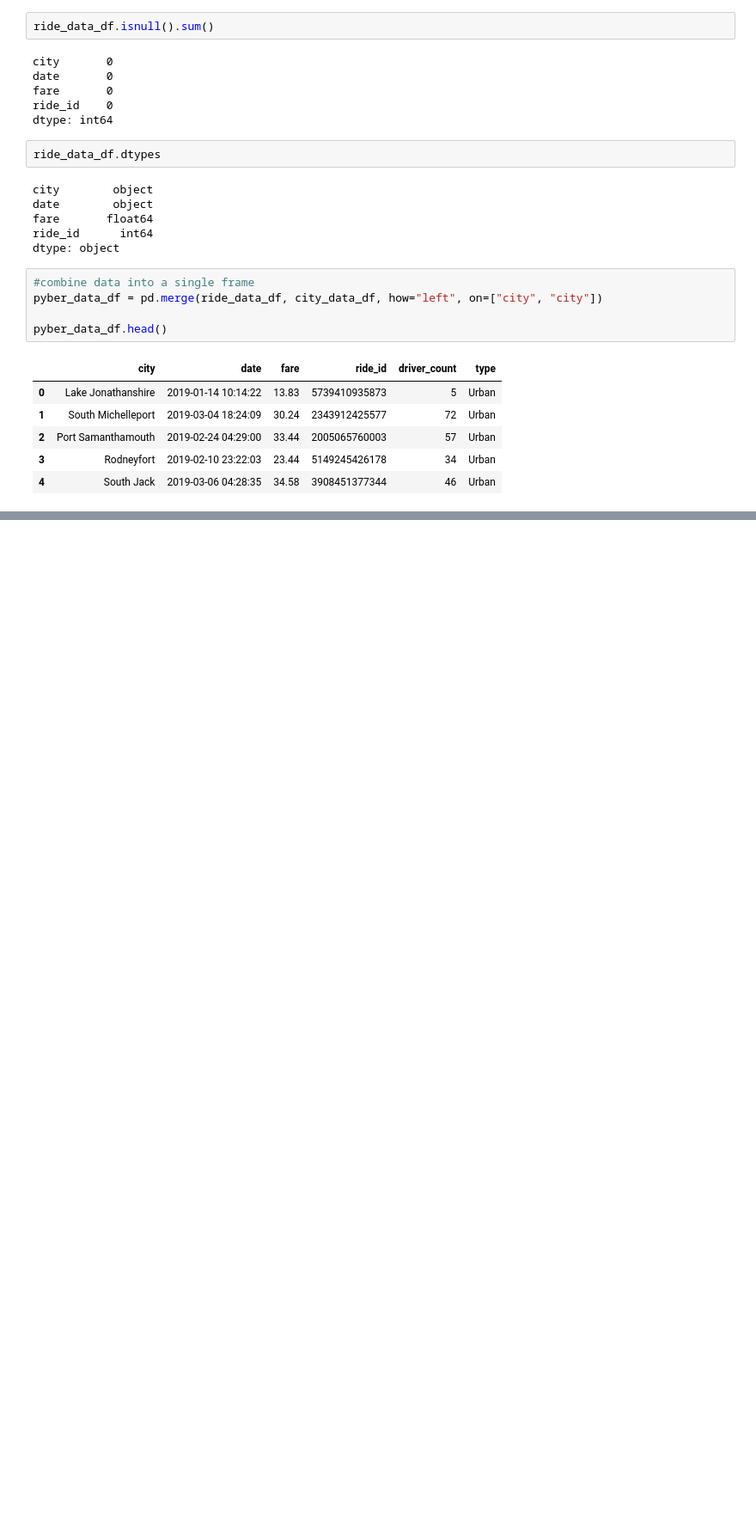
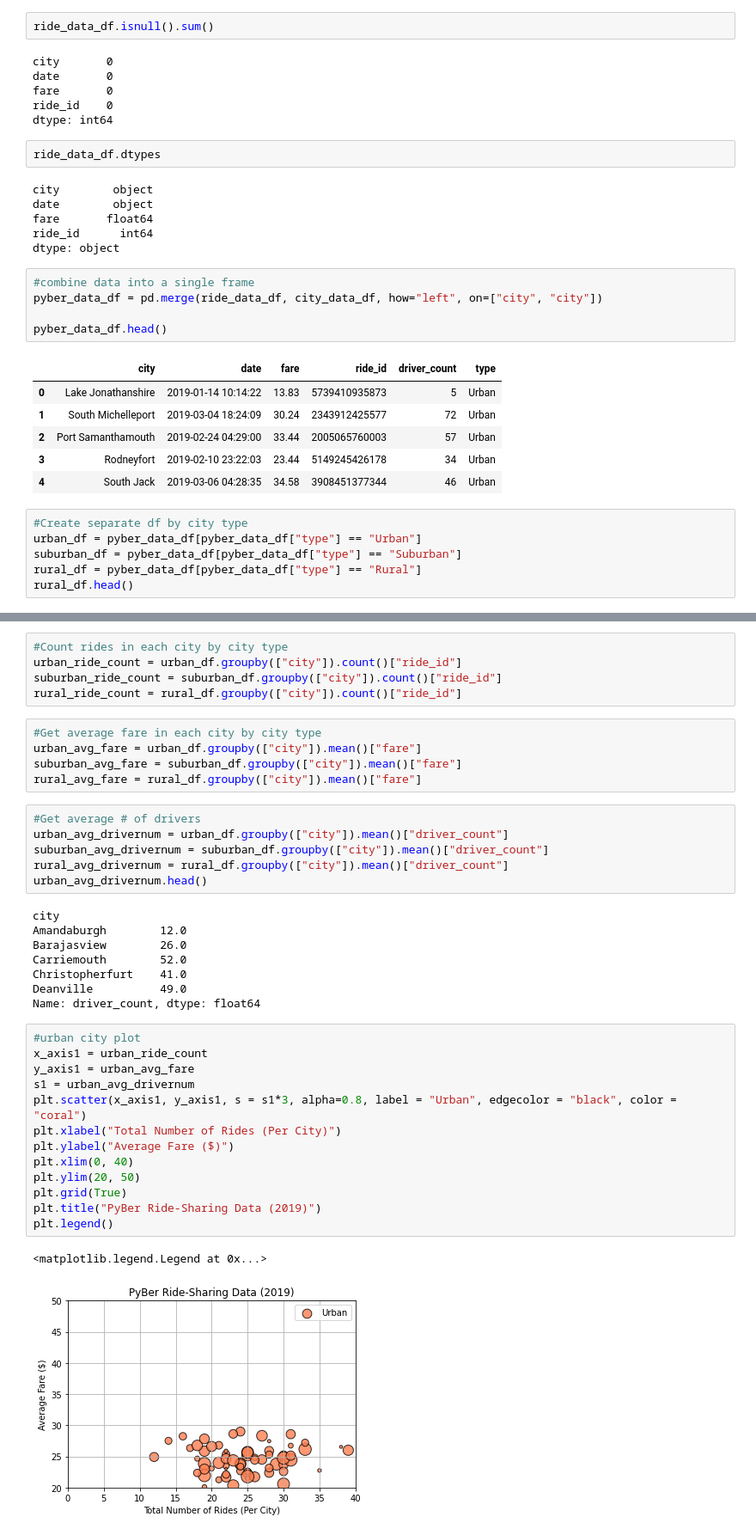
Before and after one commit to Kaedaxe/PyBer_Analysis, a Jupyter notebook: PyBer.ipynb, the cells around one changed output, grey strips where cells are left out. Shown at 86% size. Saved outputs shown, nothing was run; the diff lists cells and outputs as text; blank space fills up the shorter version.

Commit message:
PyBer converged scatter plots

```diff
--- a/PyBer.ipynb
+++ b/PyBer.ipynb
@@ -111,3 +111,9 @@ pyber_data_df.head()
 | 2 | Port Samanthamouth | 2019-02-24 04:29:00 | 33.44 | 2005065760003 | 57 | Urban |
 | 3 | Rodneyfort | 2019-02-10 23:22:03 | 23.44 | 5149245426178 | 34 | Urban |
 | 4 | South Jack | 2019-03-06 04:28:35 | 34.58 | 3908451377344 | 46 | Urban |
+# %%
+#Create separate df by city type
+urban_df = pyber_data_df[pyber_data_df["type"] == "Urban"]
+suburban_df = pyber_data_df[pyber_data_df["type"] == "Suburban"]
+rural_df = pyber_data_df[pyber_data_df["type"] == "Rural"]
+rural_df.head()
@@ -113,0 +127,40 @@ pyber_data_df.head()
+# %%
+#Count rides in each city by city type
+urban_ride_count = urban_df.groupby(["city"]).count()["ride_id"]
+suburban_ride_count = suburban_df.groupby(["city"]).count()["ride_id"]
+rural_ride_count = rural_df.groupby(["city"]).count()["ride_id"]
+# %%
+#Get average fare in each city by city type
+urban_avg_fare = urban_df.groupby(["city"]).mean()["fare"]
+suburban_avg_fare = suburban_df.groupby(["city"]).mean()["fare"]
+rural_avg_fare = rural_df.groupby(["city"]).mean()["fare"]
+# %%
+#Get average # of drivers
+urban_avg_drivernum = urban_df.groupby(["city"]).mean()["driver_count"]
+suburban_avg_drivernum = suburban_df.groupby(["city"]).mean()["driver_count"]
+rural_avg_drivernum = rural_df.groupby(["city"]).mean()["driver_count"]
+urban_avg_drivernum.head()
+# %% [output]
+city
+Amandaburgh        12.0
+Barajasview        26.0
+Carriemouth        52.0
+Christopherfurt    41.0
+Deanville          49.0
+Name: driver_count, dtype: float64
+# %%
+#urban city plot
+x_axis1 = urban_ride_count
+y_axis1 = urban_avg_fare
+s1 = urban_avg_drivernum
+plt.scatter(x_axis1, y_axis1, s = s1*3, alpha=0.8, label = "Urban", edgecolor = "black", color = "coral")
+plt.xlabel("Total Number of Rides (Per City)")
+plt.ylabel("Average Fare ($)")
+plt.xlim(0, 40)
+plt.ylim(20, 50)
+plt.grid(True)
+plt.title("PyBer Ride-Sharing Data (2019)")
+plt.legend()
+# %% [output]
+<matplotlib.legend.Legend at 0x...>
+[figure, added]
```
Also changed, not shown: parts of 4 cells of this notebook, 3 other files.
